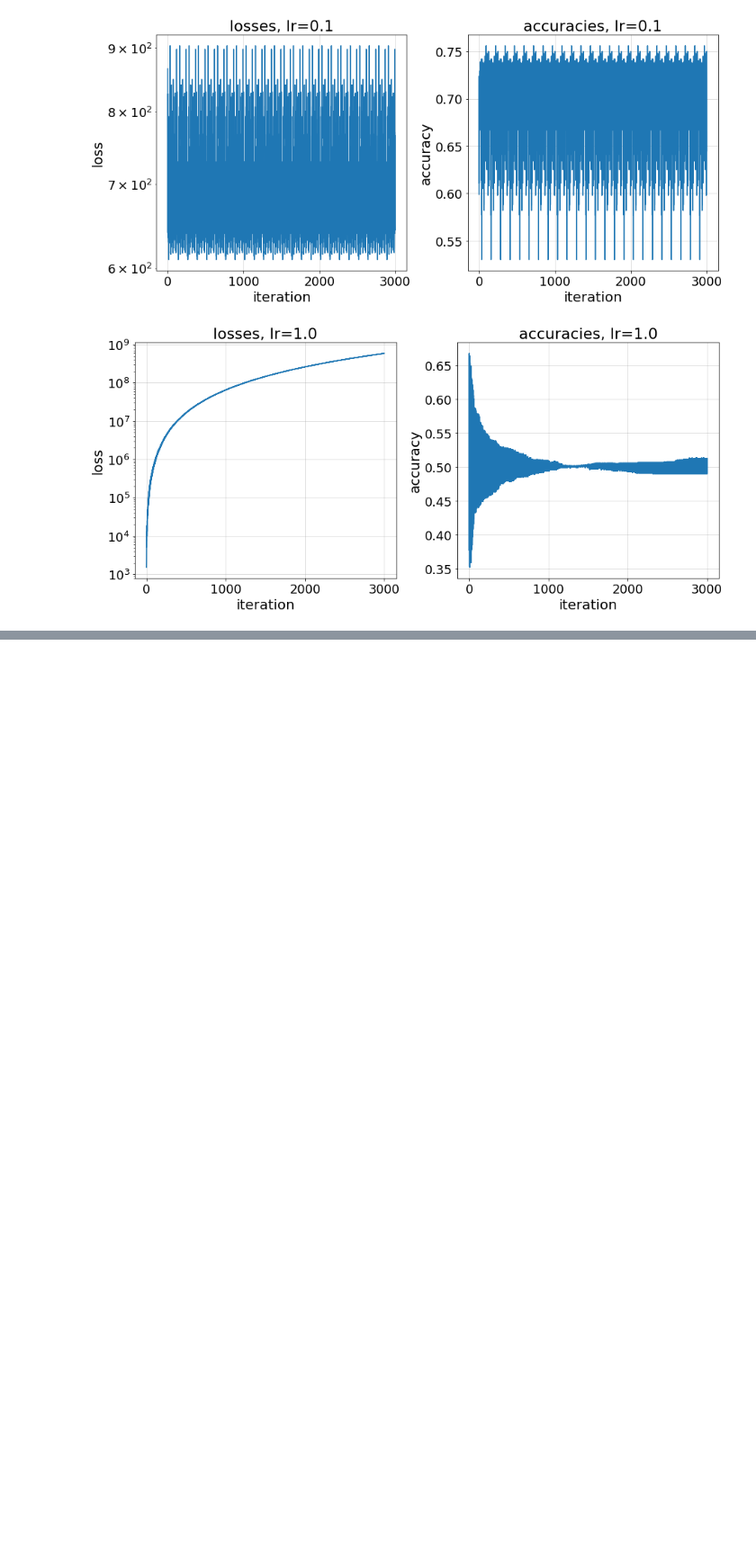
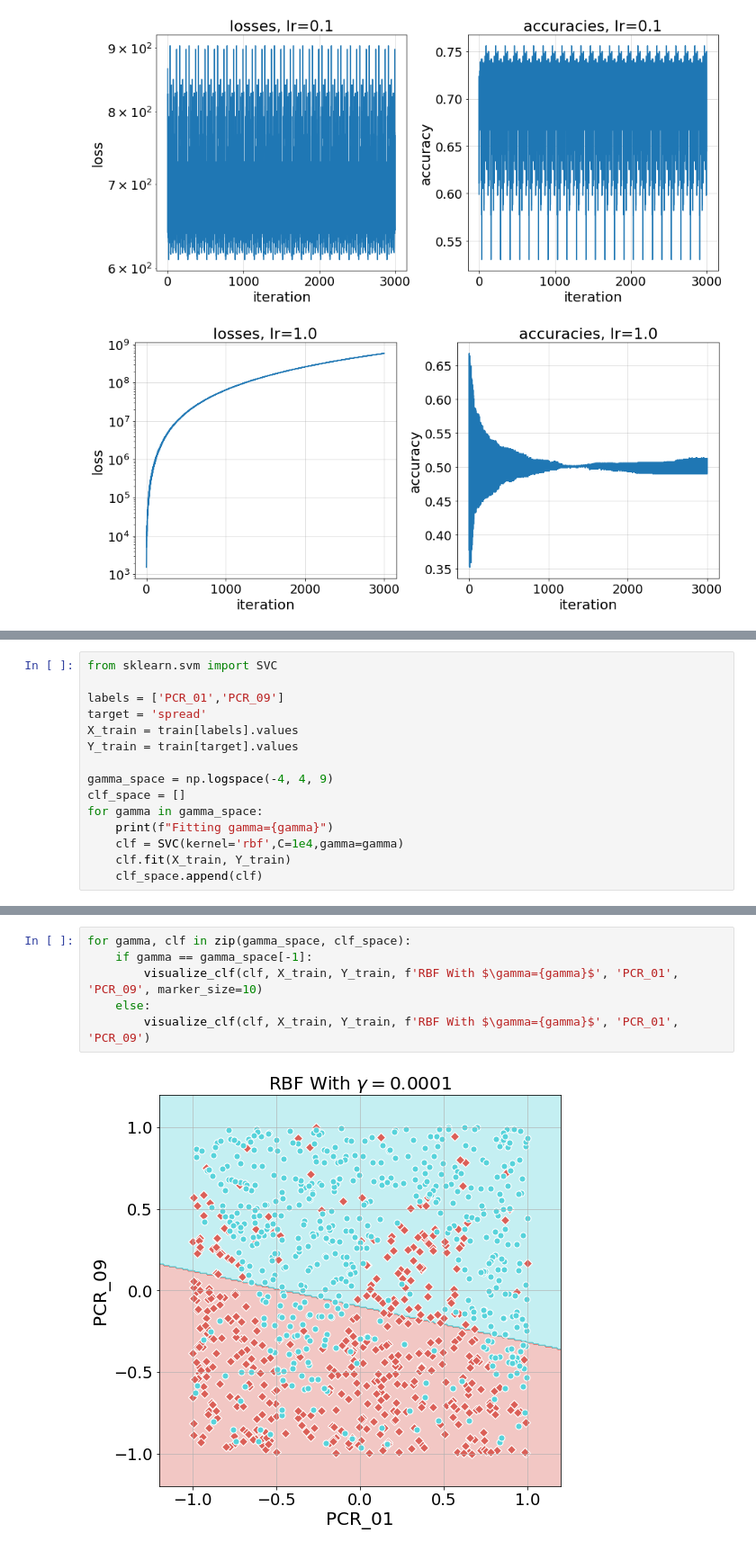
Before and after one commit to FlipperCoin/intro-to-ml, a Jupyter notebook: major_hw2/major_hw2.ipynb, the cells around one changed output, grey strips where cells are left out. Shown at 90% size. Drawn from its saved outputs; the diff is of its cells as text; blank space fills up the shorter version.

```diff
--- a/major_hw2/major_hw2.ipynb
+++ b/major_hw2/major_hw2.ipynb
@@ -488,0 +491,15 @@ for lr in np.logspace(-3,0,4):
+# %%
+from sklearn.svm import SVC
+
+labels = ['PCR_01','PCR_09']
+target = 'spread'
+X_train = train[labels].values
+Y_train = train[target].values
+
+gamma_space = np.logspace(-4, 4, 9)
+clf_space = []
+for gamma in gamma_space:
+    print(f"Fitting gamma={gamma}")
+    clf = SVC(kernel='rbf',C=1e4,gamma=gamma)
+    clf.fit(X_train, Y_train)
+    clf_space.append(clf)
@@ -488,0 +516,8 @@ for lr in np.logspace(-3,0,4):
+# %%
+for gamma, clf in zip(gamma_space, clf_space):
+    if gamma == gamma_space[-1]:
+        visualize_clf(clf, X_train, Y_train, f'RBF With $\gamma={gamma}$', 'PCR_01', 'PCR_09', marker_size=10)
+    else:
+        visualize_clf(clf, X_train, Y_train, f'RBF With $\gamma={gamma}$', 'PCR_01', 'PCR_09')
+# %% [output]
+[figure, added]
```
Also changed, not shown: parts of 3 cells of this notebook.
